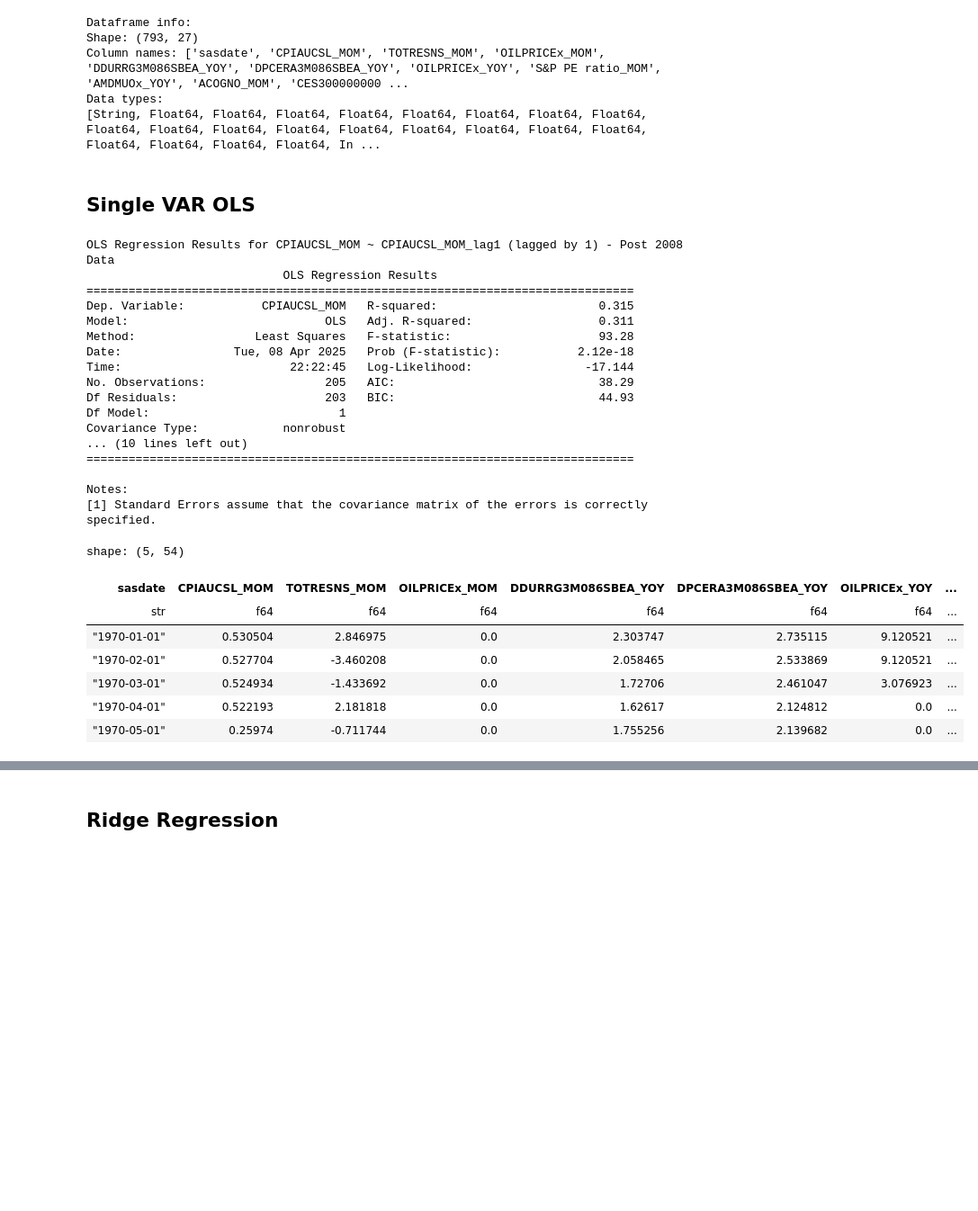
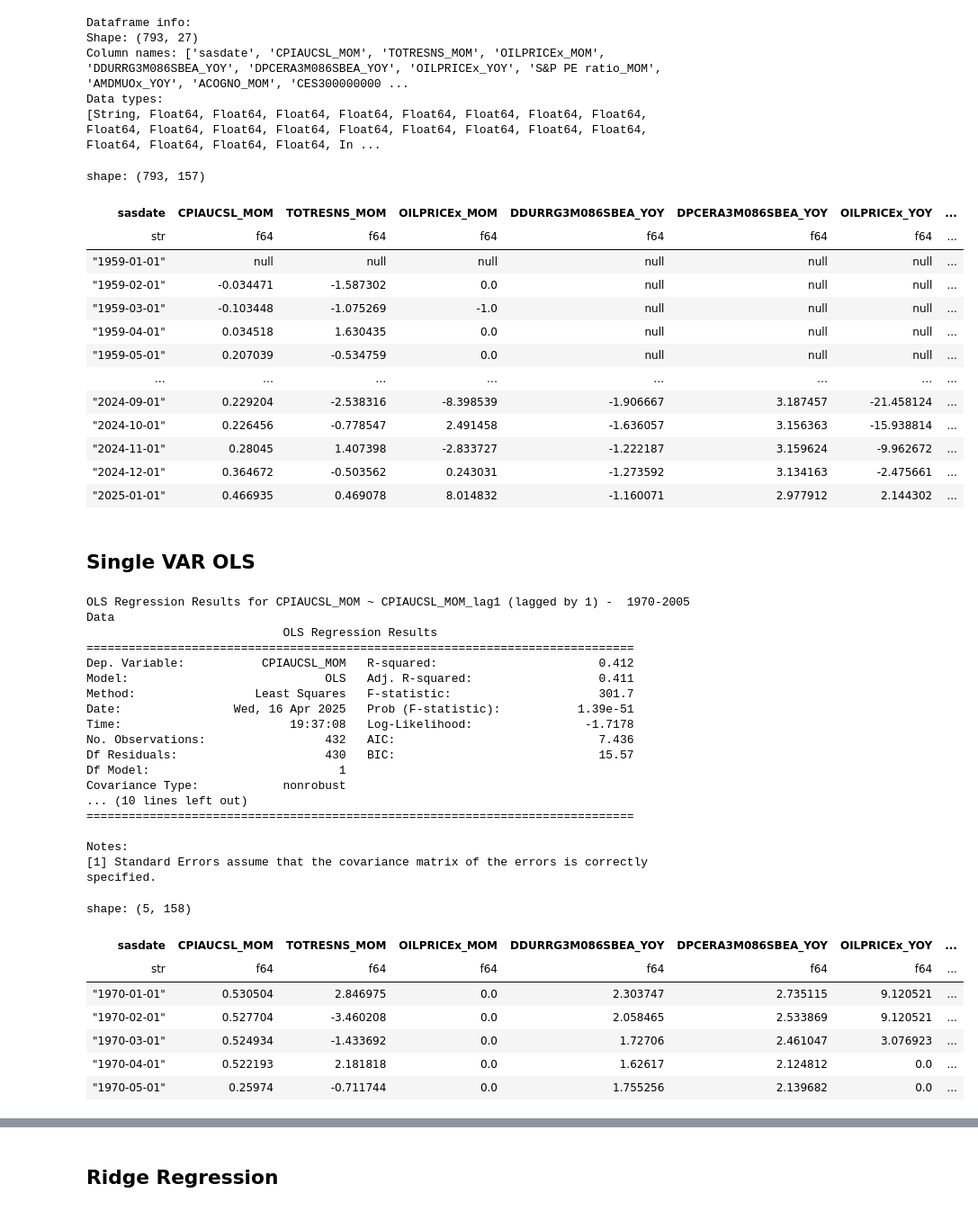
Before and after one commit to rishabhmandayam/inflation_ml, a Jupyter notebook: notebooks/linear_models.ipynb, the cells around one changed output, grey strips where cells are left out. Shown at 90% size. Cells and saved outputs as stored; diff of their text form; code cells hidden in the pictures; blank space fills up the shorter version.

```diff
--- a/notebooks/linear_models.ipynb
+++ b/notebooks/linear_models.ipynb
@@ -28,12 +28,27 @@ Data types:
 # %%
 df_with_lag = df.with_columns([
     pl.col(col).shift(lag).alias(f"{col}_lag{lag}")
     for col in df.columns
     if col != "sasdate"
-    for lag in range(1, 3)  # Create lags 1 through 5
+    for lag in range(1, 6)  # Create lags 1 through 5
 ])
 
 df_with_lag
+# %% [output]
+shape: (793, 157)
+| sasdate | CPIAUCSL_MOM | TOTRESNS_MOM | OILPRICEx_MOM | DDURRG3M086SBEA_YOY | DPCERA3M086SBEA_YOY | OILPRICEx_YOY | ... |
+| str | f64 | f64 | f64 | f64 | f64 | f64 | ... |
+| "1959-01-01" | null | null | null | null | null | null | ... |
+| "1959-02-01" | -0.034471 | -1.587302 | 0.0 | null | null | null | ... |
+| "1959-03-01" | -0.103448 | -1.075269 | -1.0 | null | null | null | ... |
+| "1959-04-01" | 0.034518 | 1.630435 | 0.0 | null | null | null | ... |
+| "1959-05-01" | 0.207039 | -0.534759 | 0.0 | null | null | null | ... |
+| … | … | … | … | … | … | … | ... |
+| "2024-09-01" | 0.229204 | -2.538316 | -8.398539 | -1.906667 | 3.187457 | -21.458124 | ... |
+| "2024-10-01" | 0.226456 | -0.778547 | 2.491458 | -1.636057 | 3.156363 | -15.938814 | ... |
+| "2024-11-01" | 0.28045 | 1.407398 | -2.833727 | -1.222187 | 3.159624 | -9.962672 | ... |
+| "2024-12-01" | 0.364672 | -0.503562 | 0.243031 | -1.273592 | 3.134163 | -2.475661 | ... |
+| "2025-01-01" | 0.466935 | 0.469078 | 8.014832 | -1.160071 | 2.977912 | 2.144302 | ... |
 # %%
 import datetime
 
@@ -68,19 +83,19 @@ train_df = train_df.drop_nulls()
 formula = f"{target} ~ {predictor}"
 model = ols(formula, data=train_df.to_pandas()).fit()
 
-print(f"\nOLS Regression Results for {target} ~ {predictor} (lagged by 1) - Post 2008 Data")
+print(f"\nOLS Regression Results for {target} ~ {predictor} (lagged by 1) -  1970-2005 Data")
 print(model.summary())
 # %% [output]
-OLS Regression Results for CPIAUCSL_MOM ~ CPIAUCSL_MOM_lag1 (lagged by 1) - Post 2008 Data
+OLS Regression Results for CPIAUCSL_MOM ~ CPIAUCSL_MOM_lag1 (lagged by 1) -  1970-2005 Data
                             OLS Regression Results
 ==============================================================================
-Dep. Variable:           CPIAUCSL_MOM   R-squared:                       0.315
-Model:                            OLS   Adj. R-squared:                  0.311
-Method:                 Least Squares   F-statistic:                     93.28
-Date:                Tue, 08 Apr 2025   Prob (F-statistic):           2.12e-18
-Time:                        22:22:45   Log-Likelihood:                -17.144
-No. Observations:                 205   AIC:                             38.29
-Df Residuals:                     203   BIC:                             44.93
+Dep. Variable:           CPIAUCSL_MOM   R-squared:                       0.412
+Model:                            OLS   Adj. R-squared:                  0.411
+Method:                 Least Squares   F-statistic:                     301.7
+Date:                Wed, 16 Apr 2025   Prob (F-statistic):           1.39e-51
+Time:                        19:37:08   Log-Likelihood:                -1.7178
+No. Observations:                 432   AIC:                             7.436
+Df Residuals:                     430   BIC:                             15.57
 Df Model:                           1
 Covariance Type:            nonrobust
 ... (10 lines left out)
@@ -100,7 +115,7 @@ filtered_df = df_with_lag.with_columns(
 )
 filtered_df.head(5)
 # %% [output]
-shape: (5, 54)
+shape: (5, 158)
 | sasdate | CPIAUCSL_MOM | TOTRESNS_MOM | OILPRICEx_MOM | DDURRG3M086SBEA_YOY | DPCERA3M086SBEA_YOY | OILPRICEx_YOY | ... |
 | str | f64 | f64 | f64 | f64 | f64 | f64 | ... |
 | "1970-01-01" | 0.530504 | 2.846975 | 0.0 | 2.303747 | 2.735115 | 9.120521 | ... |
```
Also changed, not shown: parts of 7 cells of this notebook, 1 other file.
